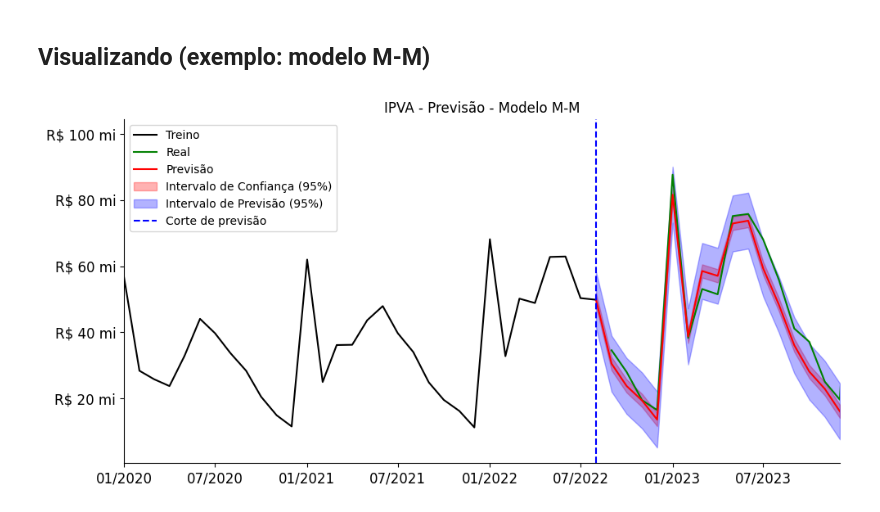
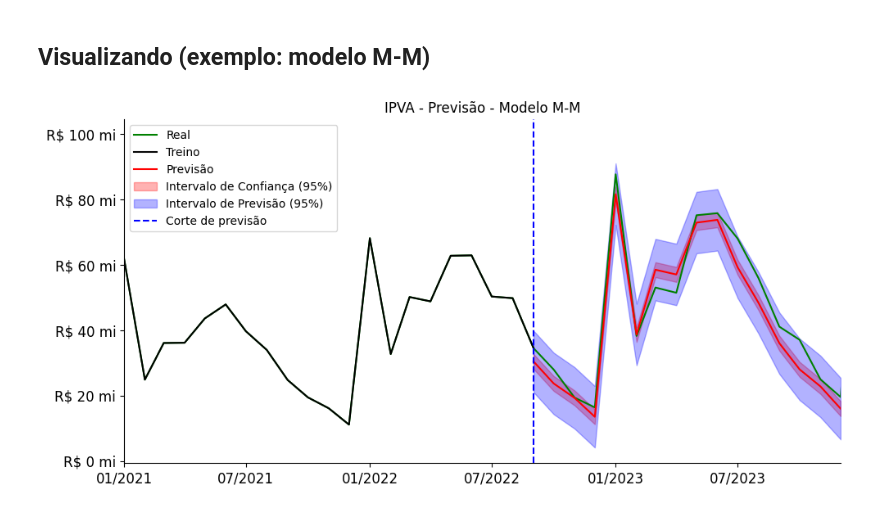
Before and after one commit to viniventur/previsao_artigo_HW_SARIMA, a Jupyter notebook: template_holt_winters.ipynb, the cells around one changed output. Drawn from its saved outputs; the diff is of its cells as text; code cells hidden in the pictures.

```diff
--- a/template_holt_winters.ipynb
+++ b/template_holt_winters.ipynb
@@ -299,6 +317,6 @@ IPVA_df_prev_mm
 # %%
-df_prev_real = pd.DataFrame(df_ipva.loc[(df_ipva.index >= '2022-08-01') & (df_ipva.index <= '2023-12-01')].copy())
-df_prev_real['Previsao'] = IPVA_df_prev_mm.loc[(IPVA_df_prev_mm.index >= '2022-08-01') & (IPVA_df_prev_mm.index <= '2023-12-01')].copy()
+df_prev_real = pd.DataFrame(df_ipva.loc[(df_ipva.index >= '2022-09-01') & (df_ipva.index <= '2023-12-01')].copy())
+df_prev_real['Previsao'] = IPVA_df_prev_mm.loc[(IPVA_df_prev_mm.index >= '2022-09-01') & (IPVA_df_prev_mm.index <= '2023-12-01')].copy()
 df_prev_real.rename(columns={'IPVA': 'Real'}, inplace=True)
 df_prev_real
 # %% [output]
@@ -406,49 +423,50 @@ df_prev_real
 fig, ax = plt.subplots(figsize=(10, 5))
 
 # Base de dados para os graficos
-ini_treino = '2020-01-01'
+ini_treino = '2021-01-01'
 fim_treino = '2022-08-01'
 fim_prev = '2023-12-01'
 ini_prev = '2022-09-01'
 
-df_graf_treino = df_ipva.loc[(df_ipva.index >= ini_treino) & (df_ipva.index <= fim_treino)]
-df_graf_real = df_ipva.loc[(df_ipva.index >= ini_prev)]
+df_graf_treino = df_ipva.loc[(df_ipva.index >= ini_treino) & (df_ipva.index <= ini_prev)]
+df_graf_real = df_ipva.loc[(df_ipva.index >= ini_treino)]
 df_graf_prev = df_prev_real.loc[df_prev_real.index >= '2022-07-01']['Previsao'].copy()
 
 
+# Real
+sns.lineplot(x=df_graf_real.index, y=df_graf_real, label='Real', ax=ax, color='green')
 # Treino
 sns.lineplot(x=df_graf_treino.index, y=df_graf_treino, label='Treino', ax=ax, color='black')
-# Real
-sns.lineplot(x=df_graf_real.index, y=df_graf_real, label='Real', ax=ax, color='green')
 # Previsão
 sns.lineplot(x=df_graf_prev.index, y=df_graf_prev.values, label='Previsão', ax=ax, color='red')
 # Intervalo de Confiança
 plt.fill_between(df_prev_real.index, df_prev_real['conf_lower'], df_prev_real['conf_upper'],
-                 color='red', alpha=0.3, label='Intervalo de Confiança (95%)')
+                color='red', alpha=0.3, label='Intervalo de Confiança (95%)')
 # Intervalo de Previsão
 plt.fill_between(df_prev_real.index, df_prev_real['pred_lower'], df_prev_real['pred_upper'],
-                 color='blue', alpha=0.3, label='Intervalo de Previsão (95%)')
+                color='blue', alpha=0.3, label='Intervalo de Previsão (95%)')
 
 # Formatação
 def formatar_milhares(x, pos):
-    return f'R$ {x/1000000:.0f} mi'
+  return f'R$ {x/1000000:.0f} mi'
 formatter = mticker.FuncFormatter(formatar_milhares)
 year_locator = YearLocator(base=2)
 ax.xaxis.set_major_locator(year_locator)
 ax.yaxis.set_major_formatter(formatter)
 ax.set_xlabel('')
 ax.set_ylabel('')
 ax.spines['top'].set_visible(False)
 ax.spines['right'].set_visible(False)
 ax.set_xlim(min(df_graf_treino.index), max(df_graf_prev.index))
 ax.tick_params(axis='x', labelsize=12)
 ax.tick_params(axis='y', labelsize=12)
-ax.set_xticks(pd.date_range(start='2020-01-01', end='2023-12-01', freq='6MS'))
-ax.set_xticklabels(pd.date_range(start='2020-01-01', end='2023-12-01', freq='6MS').strftime('%m/%Y'))
-ax.axvline(x=pd.to_datetime('2022-08-01'), color='blue', linestyle='--', label='Corte de previsão')
+ax.set_xticks(pd.date_range(start='2021-01-01', end='2023-12-01', freq='6MS'))
+ax.set_xticklabels(pd.date_range(start='2021-01-01', end='2023-12-01', freq='6MS').strftime('%m/%Y'))
+ax.axvline(x=pd.to_datetime('2022-09-01'), color='blue', linestyle='--', label='Corte de previsão')
 ax.legend(loc='upper left')
 ax.set_title('IPVA - Previsão - Modelo M-M')
 plt.tight_layout()
+#plt.savefig('grafico.png', dpi=800)
 plt.show()
 # %% [output]
-[figure, old version]
+[figure, new version]
```
Also changed, not shown: parts of 9 cells of this notebook.
